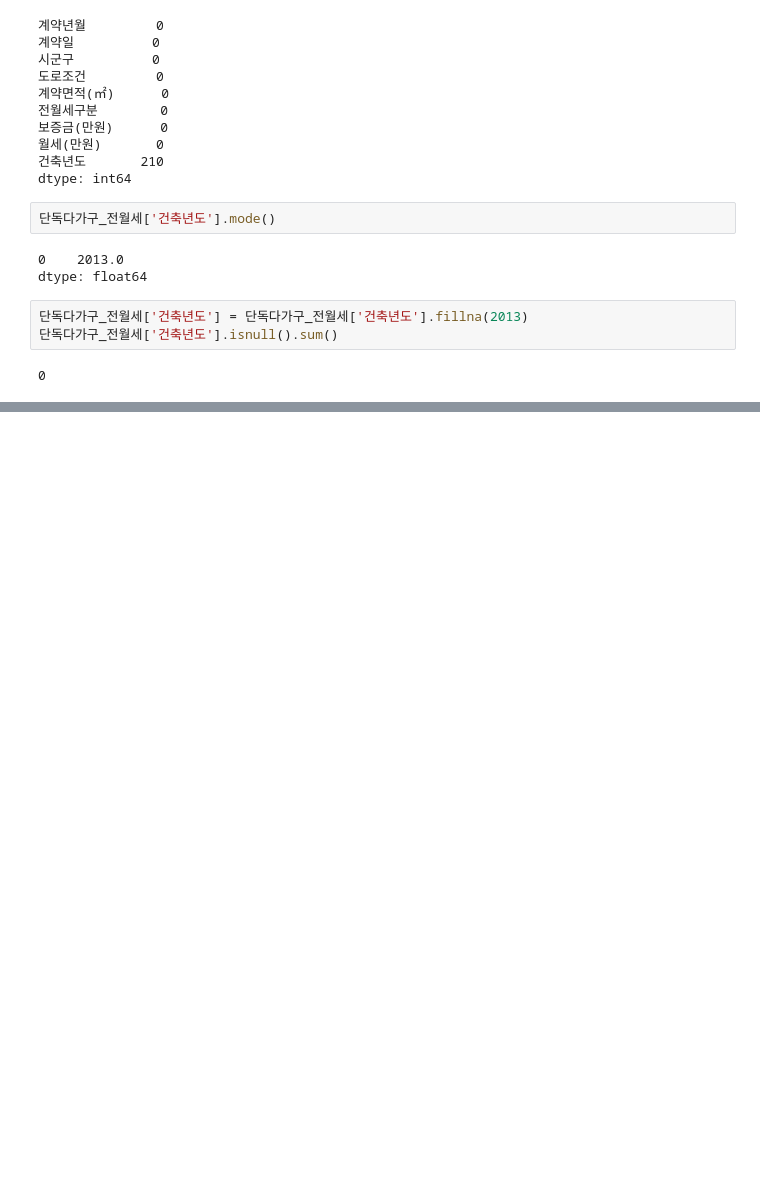
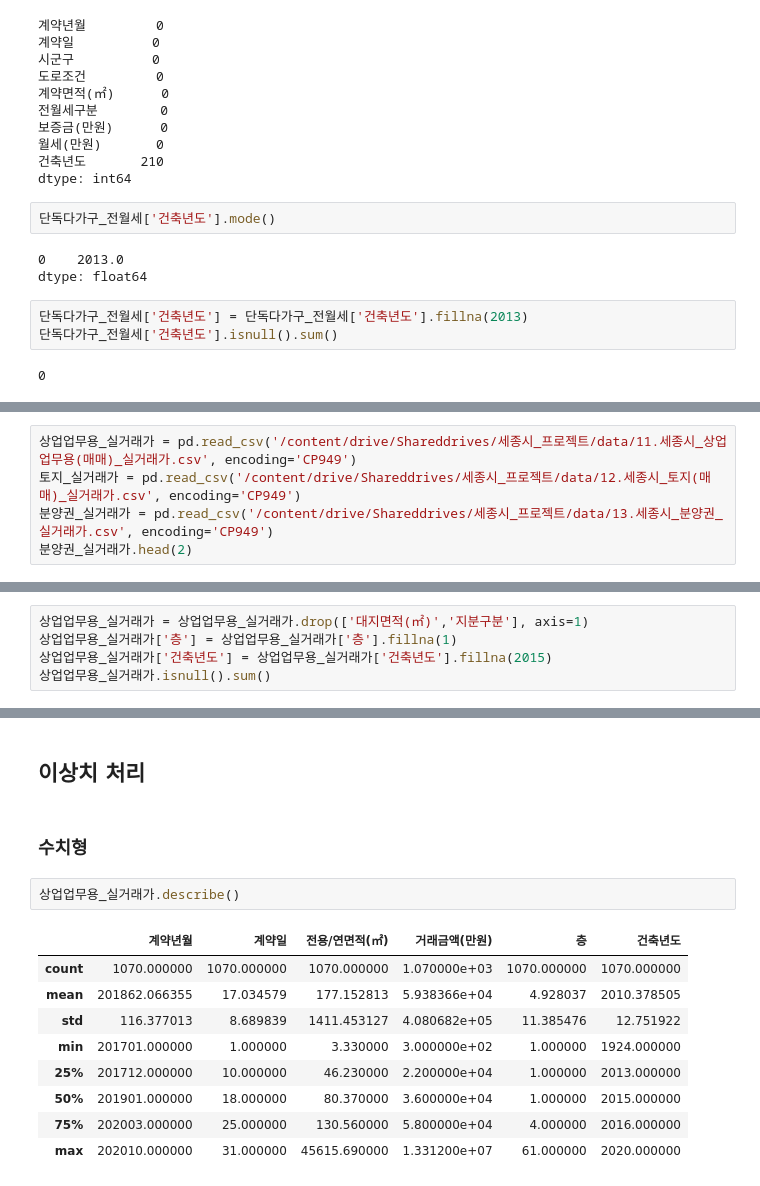
Before and after one commit to oni-ss/competition, a Jupyter notebook: sejong/sejong_sion2.ipynb, the cells around one changed output, grey strips where cells are left out. Drawn from its saved outputs; the diff is of its cells as text; blank space fills up the shorter version.

```diff
--- a/sejong/sejong_sion2.ipynb
+++ b/sejong/sejong_sion2.ipynb
@@ -437,0 +448,5 @@ dtype: float64
+# %%
+상업업무용_실거래가 = pd.read_csv('/content/drive/Shareddrives/세종시_프로젝트/data/11.세종시_상업업무용(매매)_실거래가.csv', encoding='CP949')
+토지_실거래가 = pd.read_csv('/content/drive/Shareddrives/세종시_프로젝트/data/12.세종시_토지(매매)_실거래가.csv', encoding='CP949')
+분양권_실거래가 = pd.read_csv('/content/drive/Shareddrives/세종시_프로젝트/data/13.세종시_분양권_실거래가.csv', encoding='CP949')
+분양권_실거래가.head(2)
@@ -437,0 +507,5 @@ dtype: float64
+# %%
+상업업무용_실거래가 = 상업업무용_실거래가.drop(['대지면적(㎡)','지분구분'], axis=1)
+상업업무용_실거래가['층'] = 상업업무용_실거래가['층'].fillna(1)
+상업업무용_실거래가['건축년도'] = 상업업무용_실거래가['건축년도'].fillna(2015)
+상업업무용_실거래가.isnull().sum()
@@ -437,0 +565,16 @@ dtype: float64
+# %% [markdown]
+## 이상치 처리
+# %% [markdown]
+### 수치형
+# %%
+상업업무용_실거래가.describe()
+# %% [output]
+|  | 계약년월 | 계약일 | 전용/연면적(㎡) | 거래금액(만원) | 층 | 건축년도 |
+| count | 1070.000000 | 1070.000000 | 1070.000000 | 1.070000e+03 | 1070.000000 | 1070.000000 |
+| mean | 201862.066355 | 17.034579 | 177.152813 | 5.938366e+04 | 4.928037 | 2010.378505 |
+| std | 116.377013 | 8.689839 | 1411.453127 | 4.080682e+05 | 11.385476 | 12.751922 |
+| min | 201701.000000 | 1.000000 | 3.330000 | 3.000000e+02 | 1.000000 | 1924.000000 |
+| 25% | 201712.000000 | 10.000000 | 46.230000 | 2.200000e+04 | 1.000000 | 2013.000000 |
+| 50% | 201901.000000 | 18.000000 | 80.370000 | 3.600000e+04 | 1.000000 | 2015.000000 |
+| 75% | 202003.000000 | 25.000000 | 130.560000 | 5.800000e+04 | 4.000000 | 2016.000000 |
+| max | 202010.000000 | 31.000000 | 45615.690000 | 1.331200e+07 | 61.000000 | 2020.000000 |
```
Also changed, not shown: parts of 35 cells of this notebook.
